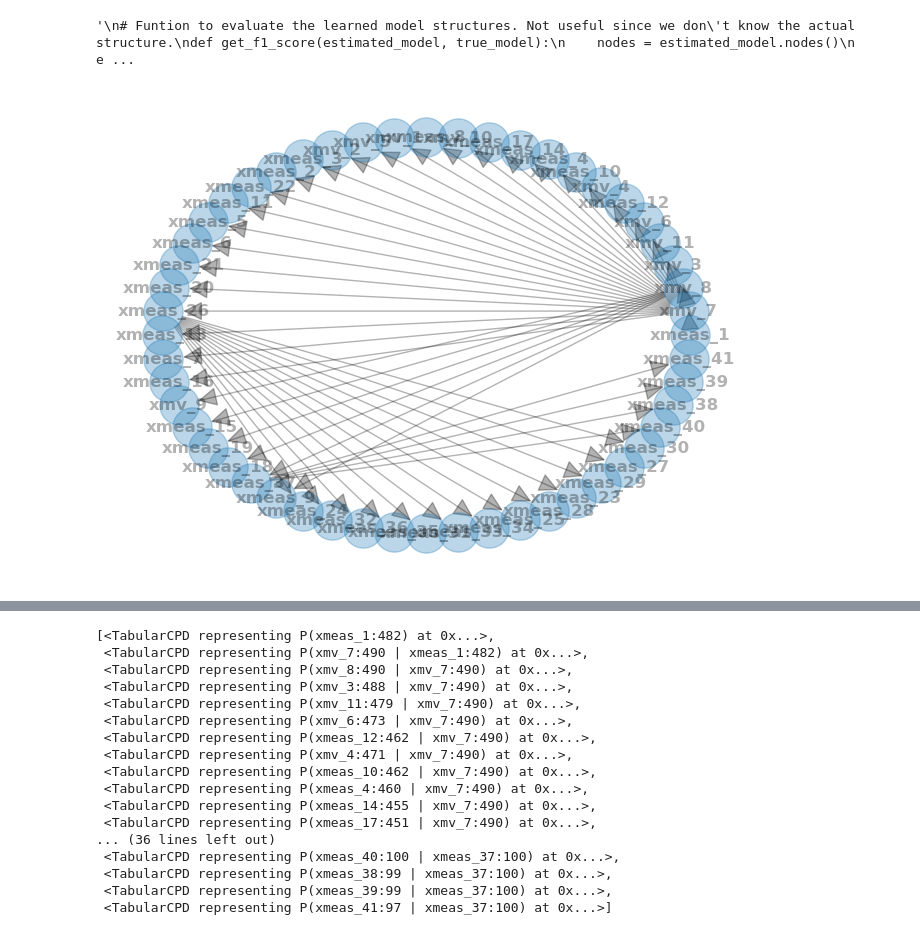
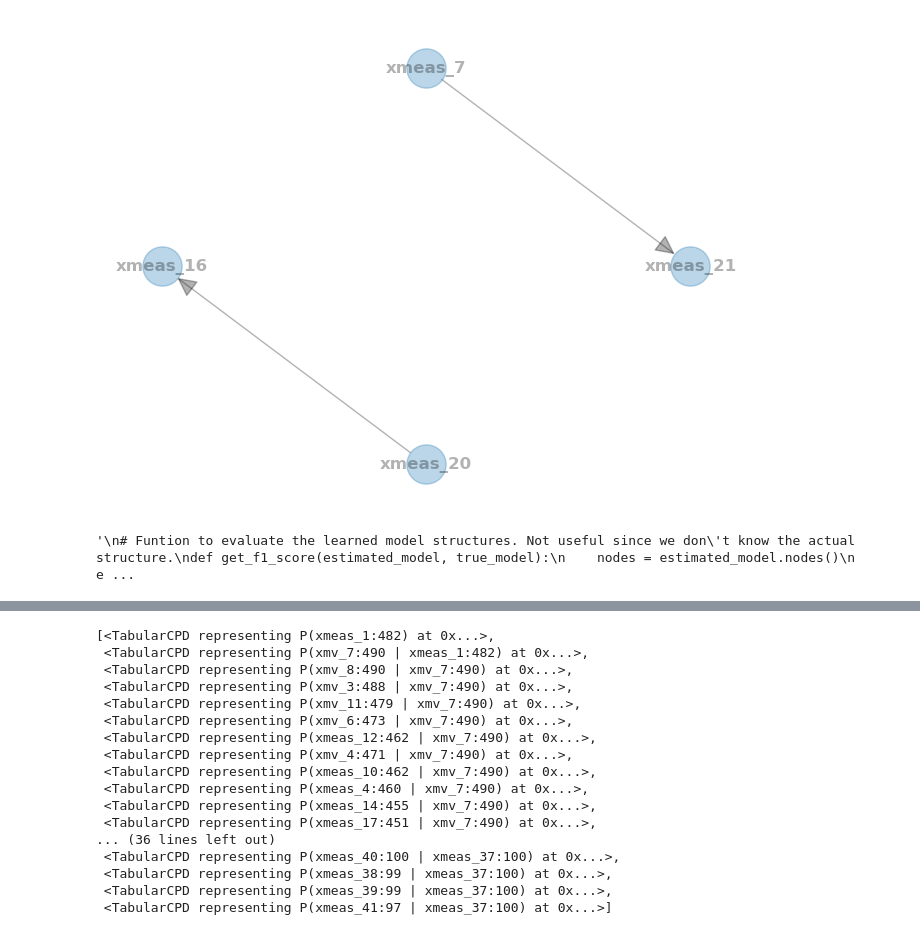
Before and after one commit to oubo2/PhD, a Jupyter notebook: unravel/Analyse_data.ipynb, the cells around one changed output, grey strips where cells are left out. Saved outputs shown, nothing was run; the diff lists cells and outputs as text; code cells hidden in the pictures.

```diff
--- a/unravel/Analyse_data.ipynb
+++ b/unravel/Analyse_data.ipynb
@@ -49,2 +166,9 @@ print(pca.explained_variance_ratio_)
+# %%
+nx.draw_circular(
+    model_chi, with_labels=True, arrowsize=30, node_size=800, alpha=0.3, font_weight="bold"
+)
+plt.show()
+# %% [output]
+[figure, added]
 # %%
 # Bayesian
@@ -70,15 +194,3 @@ get_f1_score(estimated_model, model)
 """
 # %% [output]
 '\n# Funtion to evaluate the learned model structures. Not useful since we don\'t know the actual structure.\ndef get_f1_score(estimated_model, true_model):\n    nodes = estimated_model.nodes()\n    e ...
-# %%
-from pgmpy.estimators import TreeSearch
-
-# learn graph structure
-est = TreeSearch(df_train_normal, root_node="xmeas_1")
-dag = est.estimate(estimator_type="chow-liu")
-nx.draw_circular(
-    dag, with_labels=True, arrowsize=30, node_size=800, alpha=0.3, font_weight="bold"
-)
-plt.show()
-# %% [output]
-[figure, removed]
```
Also changed, not shown: parts of 22 cells of this notebook, 4 other files.
